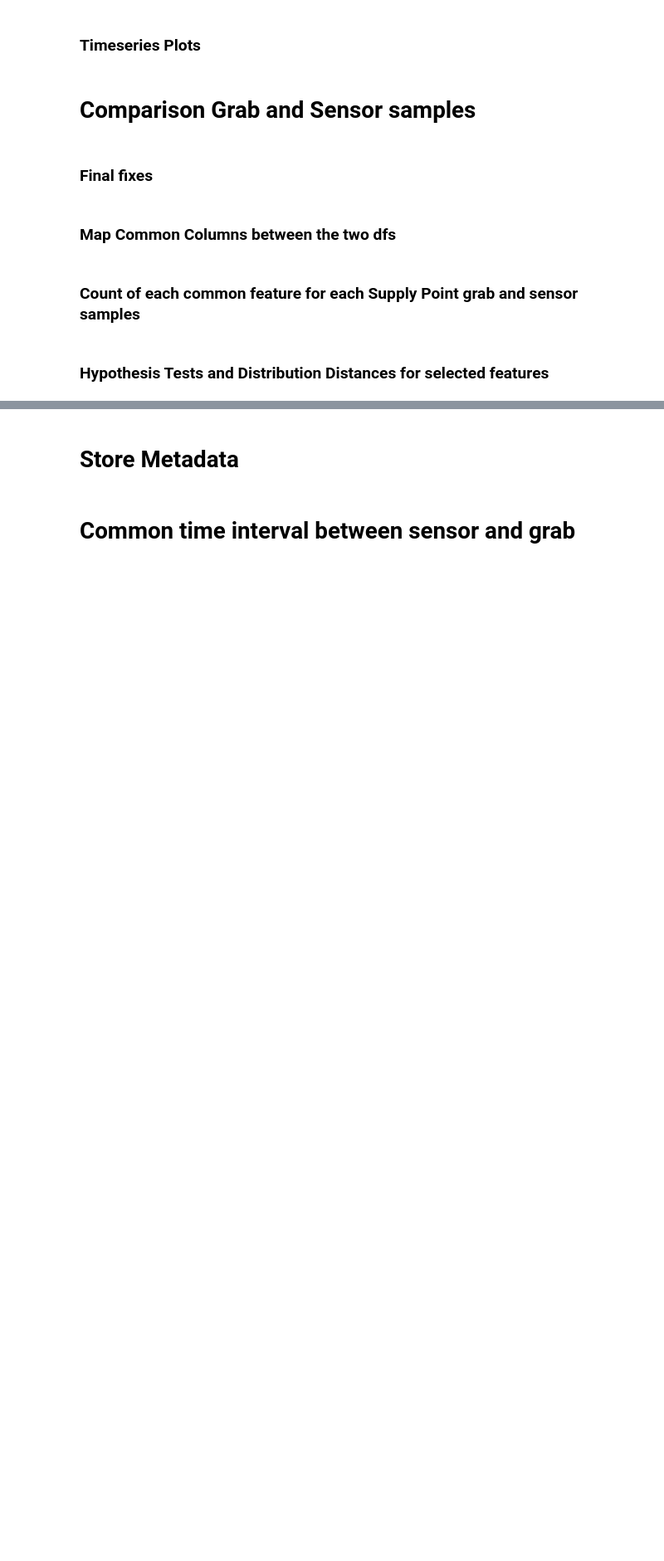
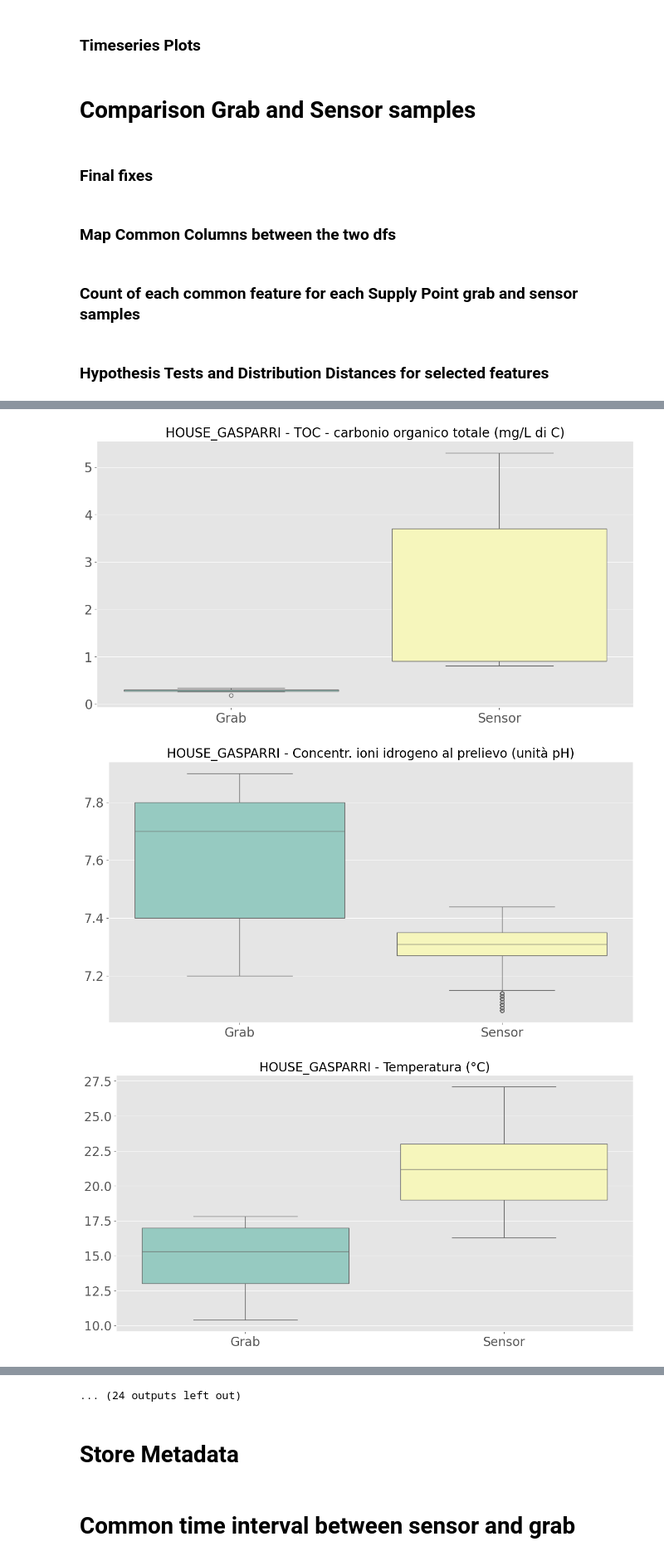
Before and after one commit to MassimilianoArca/SafeCREW, a Jupyter notebook: safecrew/milan/data_analysis/supply_points.ipynb, the cells around one changed output, grey strips where cells are left out. Shown at 83% size. Cells and saved outputs as stored; diff of their text form; code cells hidden in the pictures; blank space fills up the shorter version.

```diff
--- a/safecrew/milan/data_analysis/supply_points.ipynb
+++ b/safecrew/milan/data_analysis/supply_points.ipynb
@@ -26,6 +26,7 @@ datasets_folder = os.path.join(data_folder, "Intermediate Data")
 histograms_folder = os.path.join(data_folder, "Histograms")
 NaNvsNumber_folder = os.path.join(data_folder, "NaNvsNumber")
 timeseries_folder = os.path.join(data_folder, "Timeseries")
+boxplot_folder = os.path.join(data_folder, "Boxplots")
 store_folder = os.path.join(data_folder, "temporary results")
 metadata_folder = os.path.join(data_folder, "Metadata")
 
@@ -49,7 +50,7 @@ def count_values(series):
 # %% [markdown]
 ### Import Dataset
 # %%
-raw_grab_samples_df = pd.read_excel(raw_grab_samples_path, dtype=object)
+raw_grab_samples_df = pd.read_excel(raw_grab_samples_path)
 # %% [markdown]
 ### Import column types
 # %%
@@ -229,7 +209,10 @@ histogram.loc["Total"] = histogram.sum()
 # %%
 histogram
 # %%
+plt.rcParams.update({'font.size': 20})
+
 ax = histogram.T[["NaN", "numbers"]].plot.bar(figsize=(30, 10))
+plt.legend(edgecolor="black")
 
 for p in ax.patches:
     ax.annotate(
@@ -238,6 +221,7 @@ for p in ax.patches:
         ha="center",  # horizontal alignment is center
     )
 
+ax.set_xticklabels(ax.get_xticklabels(), rotation=45, horizontalalignment='right', fontsize=25)
 for label in ax.get_xticklabels():
     label.set_color("green" if label.get_text() in feature_columns else "grey")
 # %% [markdown]
@@ -359,6 +343,7 @@ for code in grab_samples_df["Codice punto di prelievo"].unique():
 # %%script false --no-raise-error
 
 plt.style.use("ggplot")
+plt.rcParams.update({'font.size': 20})
 
 for code in grab_samples_df["Codice punto di prelievo"].unique():
     for column in feature_columns + target_columns:
@@ -1031,0 +1022,41 @@ for code in codes:
+# %%
+from matplotlib.lines import Line2D
+
+plt.rcParams.update({'font.size': 20})
+
+codes = grab_df["Codice punto di prelievo"].unique()
+
+for code in codes:
+    code_grab_df = grab_df[grab_df["Codice punto di prelievo"] == code]
+    code_sensor_df = sensor_df[sensor_df["Codice punto di prelievo"] == code]
+
+    for column in common_features:
+        plt.figure(figsize=(15, 7.5))
+
+        # boxplot of grab and sensor data
+        grab = deepcopy(code_grab_df[column])
+        sensor = deepcopy(code_sensor_df[column])
+
+        # rename columns
+        grab.name = "Grab"
+        sensor.name = "Sensor"
+
+        sns.boxplot(
+            data=[grab, sensor],
+            palette="Set3",
+        )
+
+        plt.title(code + ' - ' + column, fontsize=20)
+
+        directory = os.path.join(
+            boxplot_folder, "Grab vs Sensor by House", code
+        )
+        if not os.path.exists(directory):
+            os.makedirs(directory)
+        filename = sanitize_filename(f"{column}.png")
+        plt.savefig(os.path.join(directory, filename), dpi=300)
+        # plt.show()
+# %% [output]
+[figure, added]
+[figure, added]
+[figure, added]
@@ -1032,3 +1072,4 @@ for code in codes:
+... (24 outputs left out)
 # %% [markdown]
 # Store Metadata
 # %%
```
Also changed, not shown: parts of 9 cells of this notebook, 2 other files.
